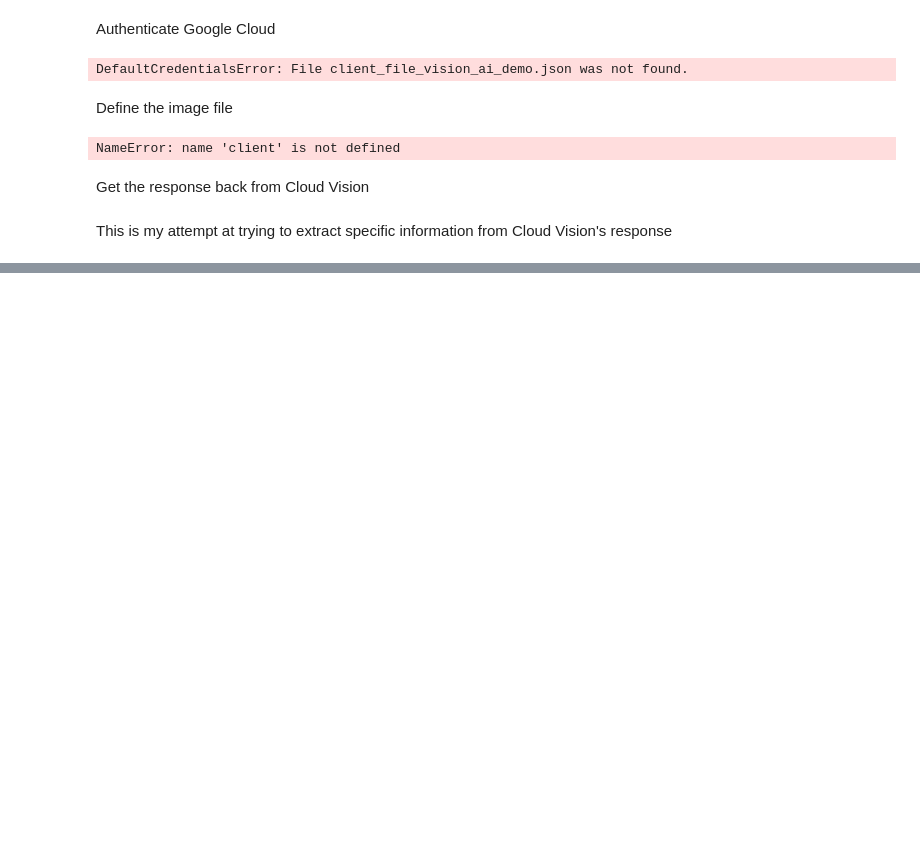
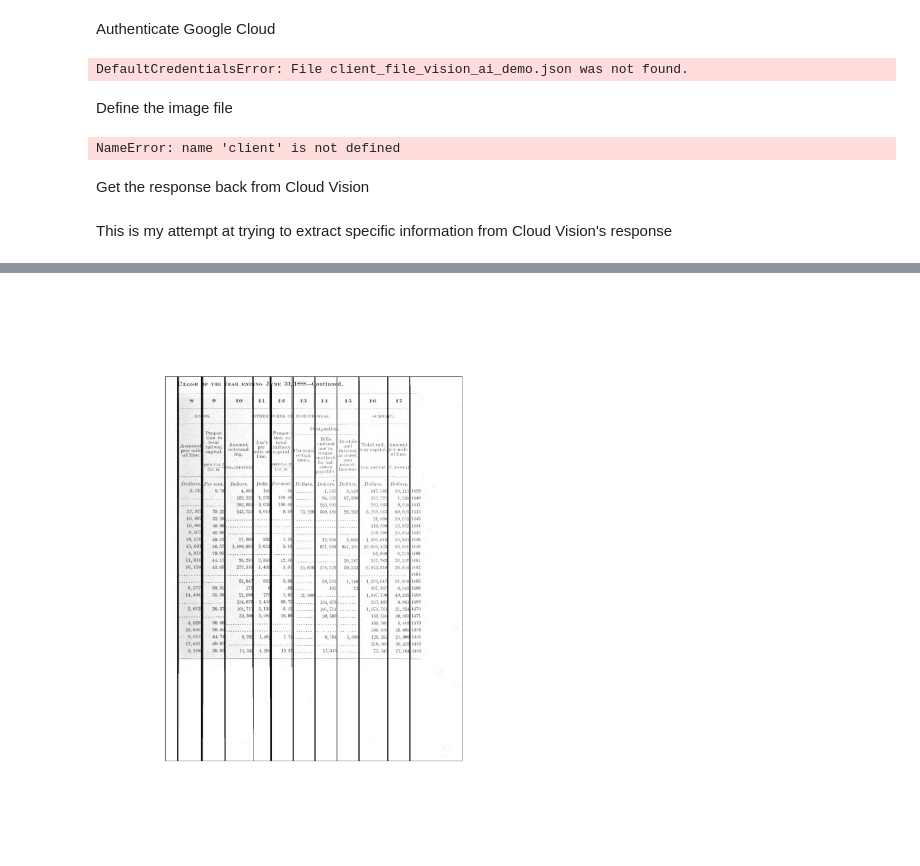
Before and after one commit to MikeJGiordano/OCR_Improvements, a Jupyter notebook: Bounding_Boxes.ipynb, the cells around one changed output, grey strips where cells are left out. Drawn from its saved outputs; the diff is of its cells as text; code cells hidden in the pictures; blank space fills up the shorter version.

```diff
--- a/Bounding_Boxes.ipynb
+++ b/Bounding_Boxes.ipynb
@@ -234,0 +232,19 @@ display('/Users/michaelgiordano/Documents/Research/Leander_Heldring/OCR_Improvem
+# %%
+
+#White out the portion outside of the bottom margin
+cvimage = cv2.rectangle(cvimage, BLMargin, BRCorner, White, -1)
+
+#White out the portion outside of the left margin
+cvimage = cv2.rectangle(cvimage, TLMargin, BLMargin, White, -1)
+
+#White out the portion outside of the top margin
+cvimage = cv2.rectangle(cvimage, TLMargin, TRCorner, White, -1)
+
+#White out the portion outside of the top margin
+cvimage = cv2.rectangle(cvimage, BRMargin, TRCorner, White, -1)
+
+cv2.imwrite('/Users/michaelgiordano/Documents/Research/Leander_Heldring/OCR_Improvements/google_vision_ai_demo/images/1888_Page_161vlineclose.png', cvimage)
+
+display('/Users/michaelgiordano/Documents/Research/Leander_Heldring/OCR_Improvements/google_vision_ai_demo/images/1888_Page_161vlineclose.png')
+# %% [output]
+[figure, added]
```
Also changed, not shown: parts of 21 cells of this notebook.
